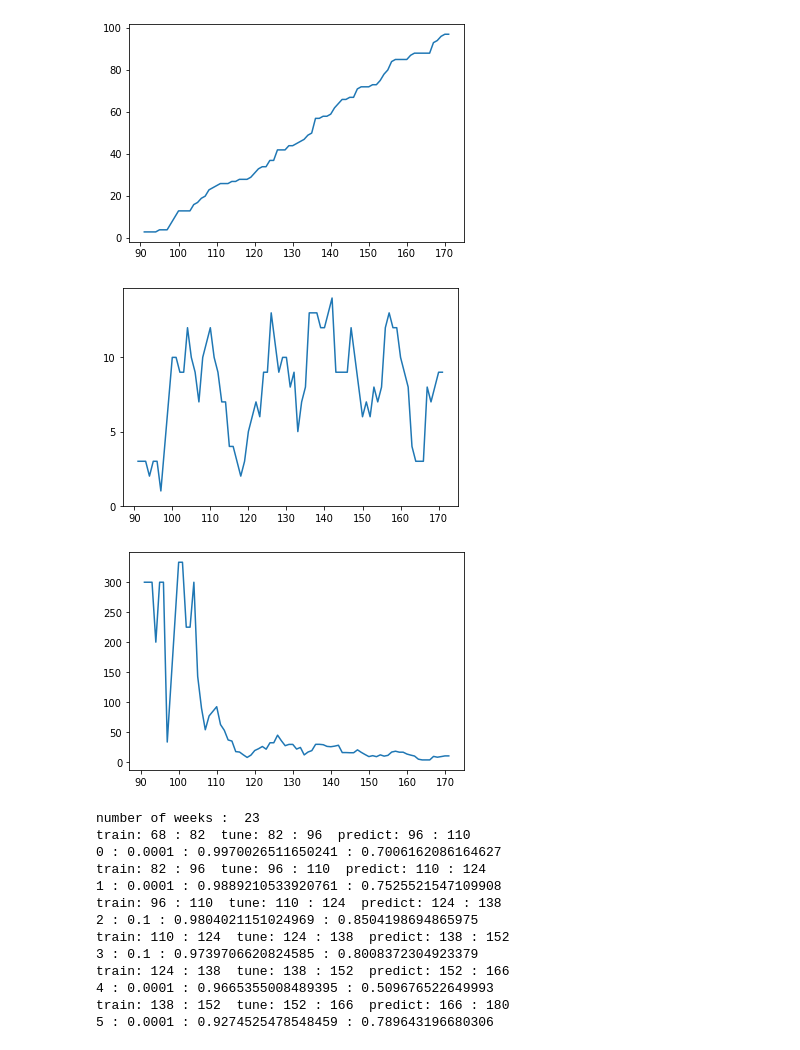
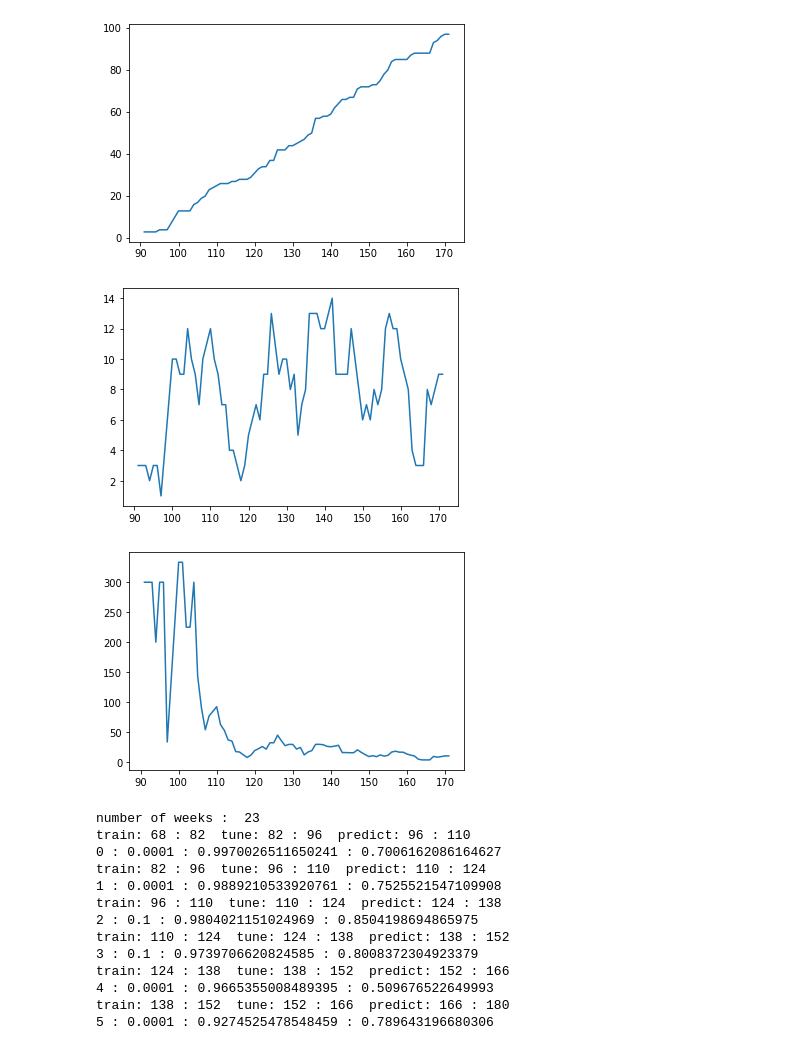
Before and after one commit to sakethsundar/covid-forecaster, a Jupyter notebook: Forecaster_v2.ipynb, the cells around one changed output. Saved outputs shown, nothing was run; the diff lists cells and outputs as text; code cells hidden in the pictures.

```diff
--- a/Forecaster_v2.ipynb
+++ b/Forecaster_v2.ipynb
@@ -37,6 +37,7 @@ cdArray = US_Deaths_df['Cumulative_Deaths'].to_numpy()
 fipsArray = US_Deaths_df['FIPS'].to_numpy()
 i = 0
 j = 0
+FIPS = 0.0
 for index, row in US_Deaths_df.iterrows():
   countyFIPS = row['FIPS']
   if FIPS == countyFIPS:
@@ -248,26 +249,25 @@ US_Deaths_Cases_df = US_Deaths_Cases_df.drop(columns=['index'])
 # %%
 import matplotlib.pyplot as plt
 %matplotlib inline
 pd.set_option('display.max_columns', None)
 US_Deaths_Cases_df
 Deaths_Cases_df = US_Deaths_Cases_df[(US_Deaths_Cases_df["FIPS"] == 4015.0) & (US_Deaths_Cases_df["Days"] > 90)]
 
 x = Deaths_Cases_df["Days"]
 y = Deaths_Cases_df["Cumulative_Deaths"]
 plt.plot(x, y)
 plt.show()
 
 y = Deaths_Cases_df["Weekly_Deaths"]
 
 plt.plot(x, y)
-plt.yticks(np.arange(0, 15, 5))
 plt.show()
 y = Deaths_Cases_df["Weekly_Deaths_Per"]
 plt.plot(x, y)
 plt.show()
 # %% [output]
 [figure]
-[figure, old version]
+[figure, new version]
 [figure]
 # %%
 from sklearn.linear_model import MultiTaskLassoCV
```
Also changed, not shown: parts of 1 cell of this notebook.
